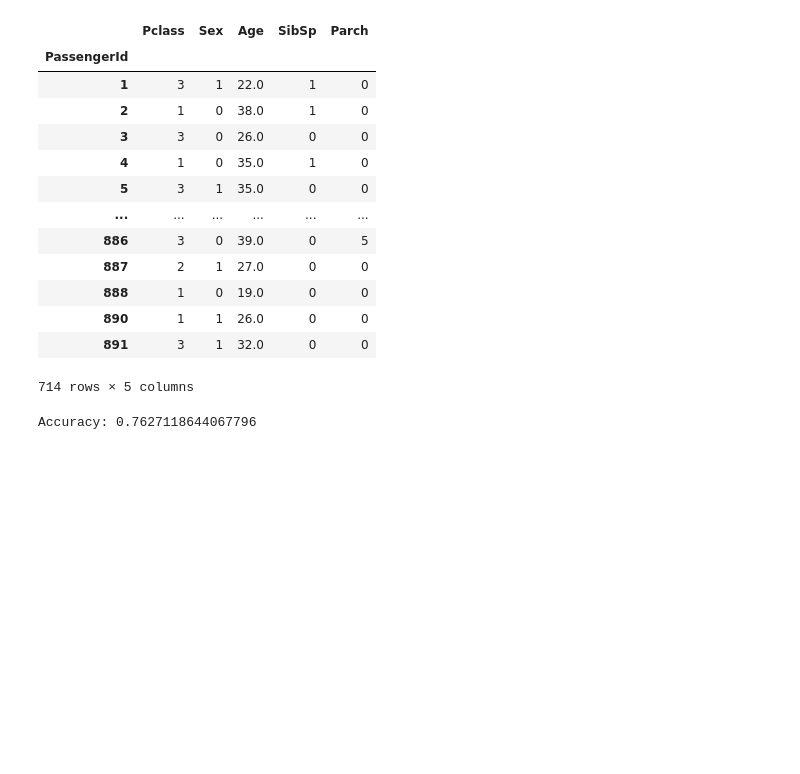
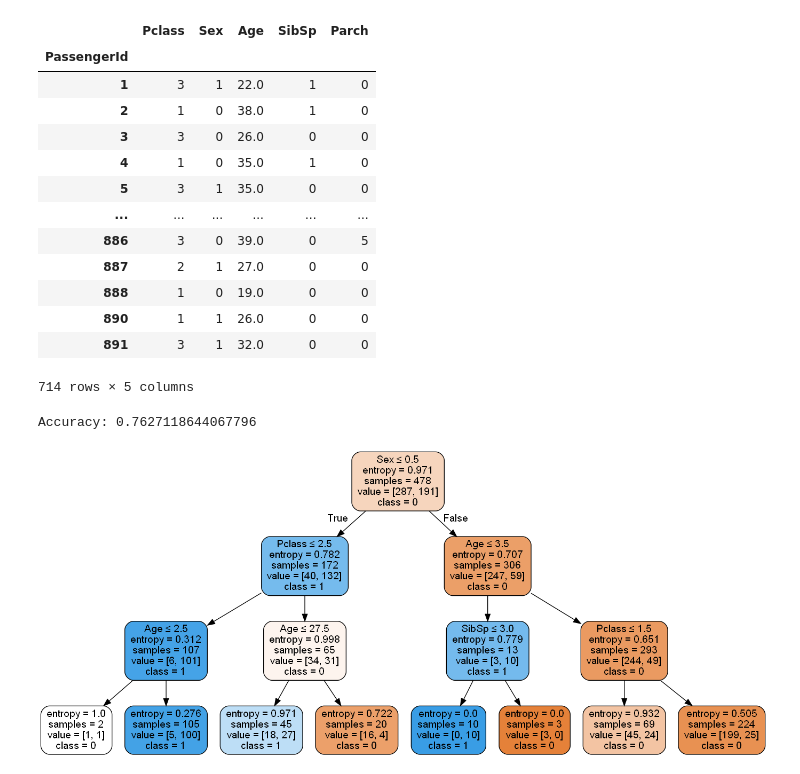
Before and after one commit to JeanTalgornThomas/titanic, a Jupyter notebook: treeV3.ipynb, the cells around one changed output. Saved outputs shown, nothing was run; the diff lists cells and outputs as text; code cells hidden in the pictures; blank space fills up the shorter version.

```diff
--- a/treeV3.ipynb
+++ b/treeV3.ipynb
@@ -34,7 +37,7 @@ from sklearn.preprocessing import LabelEncoder
 label_encoder = LabelEncoder()
 # %%
 # Chargement CSV Train
-train = pd.read_csv("titanic/data/train.csv", index_col=0)
+train = pd.read_csv("data/train.csv", index_col=0)
 train.tail()
 # %% [output]
 |  | Survived | Pclass | Name | Sex | Age | SibSp | Parch | Ticket | Fare | Cabin | ... |
@@ -110,3 +113,21 @@ y_pred = clf.predict(X_test)
 print("Accuracy:", metrics.accuracy_score(y_test, y_pred))
 # %% [output]
 Accuracy: 0.7627118644067796
+# %%
+from sklearn.tree import export_graphviz
+from io import StringIO
+from IPython.display import Image
+import pydotplus
+
+feature_cols = ['Pclass', 'Sex','Age', 'SibSp',	'Parch']
+
+
+dot_data = StringIO()
+export_graphviz(clf, out_file=dot_data,
+                filled=True, rounded=True,
+                special_characters=True,feature_names = feature_cols,class_names=['0','1'])
+graph = pydotplus.graph_from_dot_data(dot_data.getvalue())
+graph.write_png('test.png')
+Image(graph.create_png())
+# %% [output]
+[figure, added]
```
Also changed, not shown: parts of 1 cell of this notebook, 2 other files.
